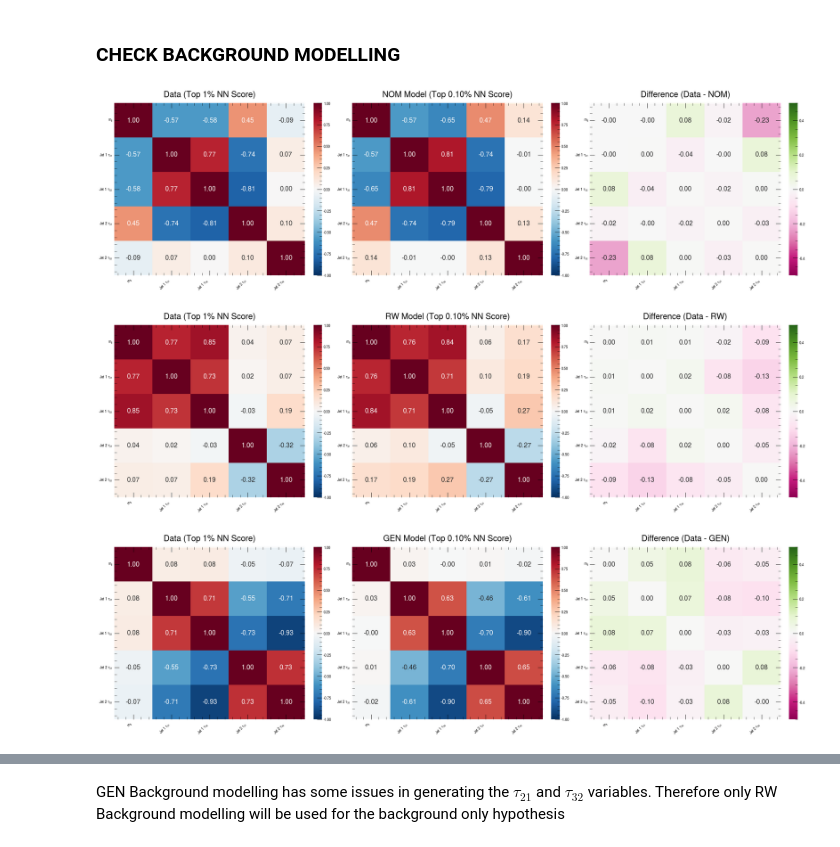
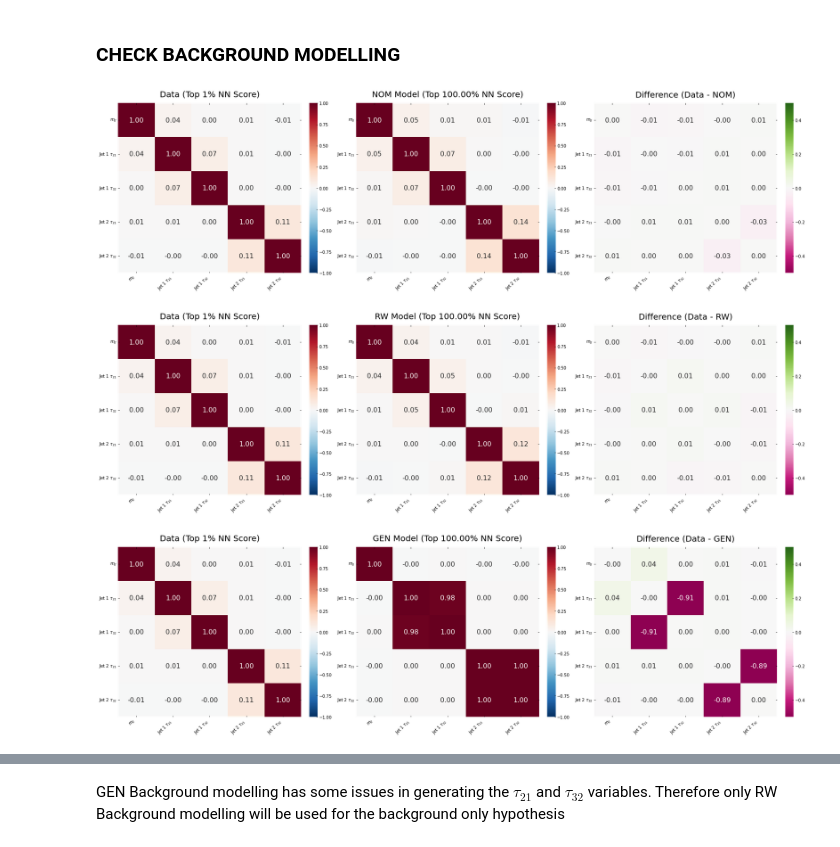
Before and after one commit to sherkaicode/Non-Resonant-AD, a Jupyter notebook: 5_NRAD_Anomaly_ver2.ipynb, the cells around one changed output, grey strips where cells are left out. Cells and saved outputs as stored; diff of their text form; code cells hidden in the pictures.

```diff
--- a/5_NRAD_Anomaly_ver2.ipynb
+++ b/5_NRAD_Anomaly_ver2.ipynb
@@ -60,6 +63,9 @@ scaler = joblib.load(SCALER_PATH)
 device = torch.device("cpu")
 
 SIGNAL_MODES = ["1000_2", "1000_4", "1000_6", "1000_8", "2000_2", "2000_4", "2000_6", "2000_8", "3000_2", "3000_4", "3000_6", "3000_8"]
+
+RW_WEIGHT_COL = "rw_median_weights"
+GEN_WEIGHT_COL = "total_weight"
 # %%
 def load_signal(mode_str, detector_mode,  base_path=SIGNAL_DIR):
 
@@ -206,0 +244,7 @@ for sig_id in SIGNAL_MODES:
+# %%
+check_unphysical(df_data_unscaled, "DATA")
+check_unphysical(df_mc_rw_unscaled, "REWEIGHT")
+check_unphysical(df_mc_gen_unscaled, "GENERATE")
+
+df_mc_rw_clean = filter_and_renormalize(df_mc_rw_unscaled, RW_WEIGHT_COL, "REWEIGHT")
+df_mc_gen_clean = filter_and_renormalize(df_mc_gen_unscaled, GEN_WEIGHT_COL, "GENERATE")
@@ -365,57 +779,37 @@ def get_weighted_correlation(df, features, weight_col):
     # Extract arrays
     X = df[features].values
     w = df[weight_col].values
     w = np.abs(w)  # Ensure weights are non-negative
     # Calculate weighted covariance matrix (rowvar=False means columns are variables)
     cov_matrix = np.cov(X, rowvar=False, aweights=w)
 
     # Convert covariance to correlation matrix
     std_devs = np.sqrt(np.diag(cov_matrix))
     corr_matrix = cov_matrix / np.outer(std_devs, std_devs)
 
     return corr_matrix
 
 
 features_list = ['mjj', 'ljet1_tau21', 'ljet1_tau32', 'ljet2_tau21', 'ljet2_tau32']
 
 # For Data, assume weight is 1.0 for all events if unweighted
-if 'weight' not in post_cut_data_nom.columns:
+if 'weight' not in df_data_unscaled.columns:
     df_data_unscaled['weight'] = 1.0
-    post_cut_data_nom['weight'] = 1.0
-    post_cut_data_rw['weight'] = 1.0
-    post_cut_data_gen['weight'] = 1.0
-
-corr_data_nom = get_weighted_correlation(post_cut_data_nom, features_list, 'weight')
-corr_data_rw = get_weighted_correlation(post_cut_data_rw, features_list, 'weight')
-corr_data_gen = get_weighted_correlation(post_cut_data_gen, features_list, 'weight')
-corr_nom = get_weighted_correlation(post_cut_nom, features_list, 'final_weight')
-corr_gen = get_weighted_correlation(post_cut_gen, features_list, 'total_weight')
-corr_rw = get_weighted_correlation(post_cut_rw, features_list, 'rw_mediam_weights')
-
-# The most important metric: where did the flowdf_data_unscaled fail?
-corr_diff_nom = corr_data_nom - corr_nom
-corr_diff_rw = corr_data_rw - corr_rw
-corr_diff_gen = corr_data_gen - corr_gen
-
-
-plot_corr_diff(corr_data_nom, corr_nom, corr_diff_nom, bkg_type="NOM", bkg_eff=bkg_eff)
-plot_corr_diff(corr_data_rw, corr_rw, corr_diff_rw, bkg_type="RW", bkg_eff=bkg_eff)
-plot_corr_diff(corr_data_gen, corr_gen, corr_diff_gen, bkg_type="GEN", bkg_eff=bkg_eff)
 
 # Full Uncut correlations
 corr_data = get_weighted_correlation(df_data_unscaled, features_list, 'weight')
 corr_nom = get_weighted_correlation(df_mc_rw_unscaled, features_list, 'final_weight')
 corr_rw = get_weighted_correlation(df_mc_rw_unscaled, features_list, 'rw_mediam_weights')
 corr_gen = get_weighted_correlation(df_mc_gen_unscaled, features_list, 'total_weight')
 
 corr_diff_nom_full = corr_data - corr_nom
 corr_diff_rw_full = corr_data - corr_rw
 corr_diff_gen_full = corr_data - corr_gen
 
-# plot_corr_diff(corr_data, corr_nom, corr_diff_nom_full, bkg_type="NOM", bkg_eff=1.0)
-# plot_corr_diff(corr_data, corr_rw, corr_diff_rw_full, bkg_type="RW", bkg_eff=1.0)
-# plot_corr_diff(corr_data, corr_gen, corr_diff_gen_full, bkg_type="GEN", bkg_eff=1.0)
+plot_corr_diff(corr_data, corr_nom, corr_diff_nom_full, bkg_type="NOM", bkg_eff=1.0)
+plot_corr_diff(corr_data, corr_rw, corr_diff_rw_full, bkg_type="RW", bkg_eff=1.0)
+plot_corr_diff(corr_data, corr_gen, corr_diff_gen_full, bkg_type="GEN", bkg_eff=1.0)
 # %% [output]
-[figure, old version]
+[figure, new version]
-[figure, old version]
+[figure, new version]
-[figure, old version]
+[figure, new version]
```
Also changed, not shown: parts of 28 cells of this notebook, 3 other files.
